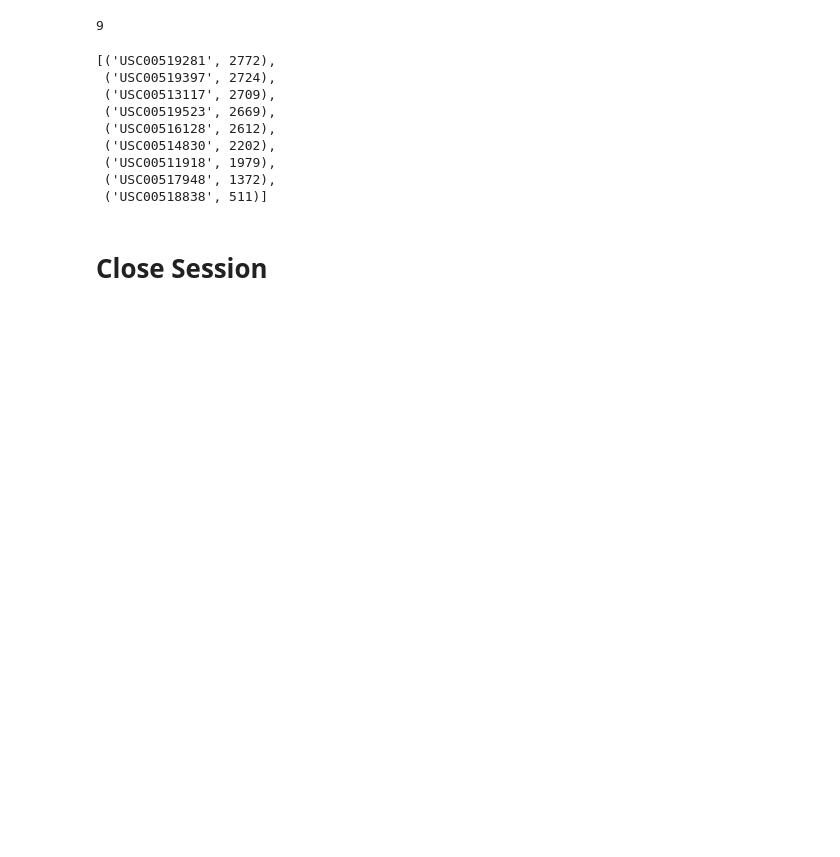
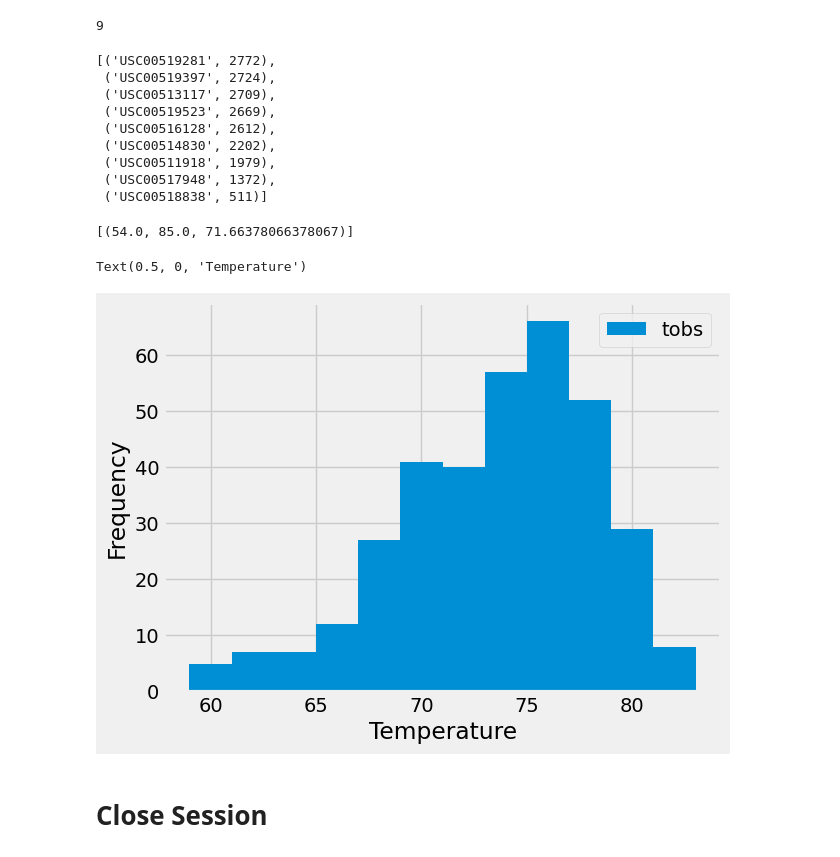
Before and after one commit to MichaelELeonard/SQLAlchemy-Challenge, a Jupyter notebook: climate_working.ipynb, the cells around one changed output. Cells and saved outputs as stored; diff of their text form; code cells hidden in the pictures; blank space fills up the shorter version.

```diff
--- a/climate_working.ipynb
+++ b/climate_working.ipynb
@@ -131,6 +116,32 @@ active_stations
+# %%
+# Using the most active station id from the previous query, calculate the lowest, highest, and average temperature.
+
+# Idenitfy the Station Name of the most active station
+most_active_station_name = active_stations[0][0]
+
+# Using the most active station id from the previous query, calculate the lowest, highest, and average temperature.
+session.query(func.min(Measurement.tobs),func.max(Measurement.tobs),func.avg(Measurement.tobs)).filter(Measurement.station == most_active_station_name).all()
+# %% [output]
+[(54.0, 85.0, 71.66378066378067)]
 # %%
 # Using the most active station id
 # Query the last 12 months of temperature observation data for this station and plot the results as a histogram
+
+most_active_one_year_results = session.query(Measurement.date, Measurement.tobs).\
+                                    filter(Measurement.date > one_year_before_measurement_date).\
+                                    filter(Measurement.date <= recent_measurement_date).\
+                                    filter(Measurement.station == most_active_station_name).all()
+
+# convert to dataframe
+most_active_one_year_results_df = pd.DataFrame(most_active_one_year_results)
+
+# historgram
+most_active_one_year_results_df.plot.hist(bins=12,rwidth=1.0,label='tobs')
+plt.ylabel('Frequency')
+plt.xlabel('Temperature')
+# %% [output]
+Text(0.5, 0, 'Temperature')
+[figure, added]
 # %% [markdown]
 # Close Session
 # %%
```
Also changed, not shown: parts of 5 cells of this notebook.
